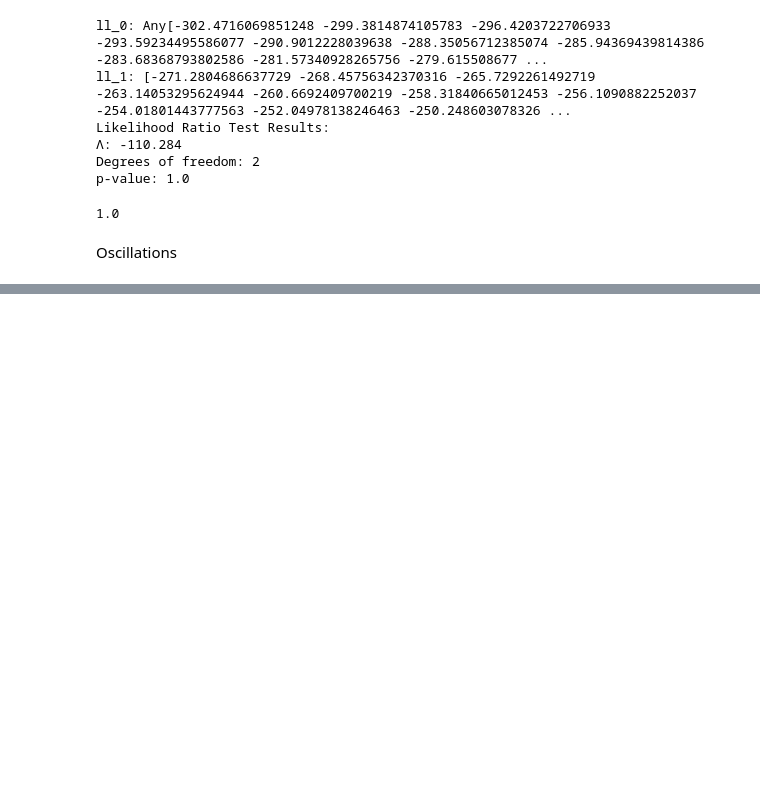
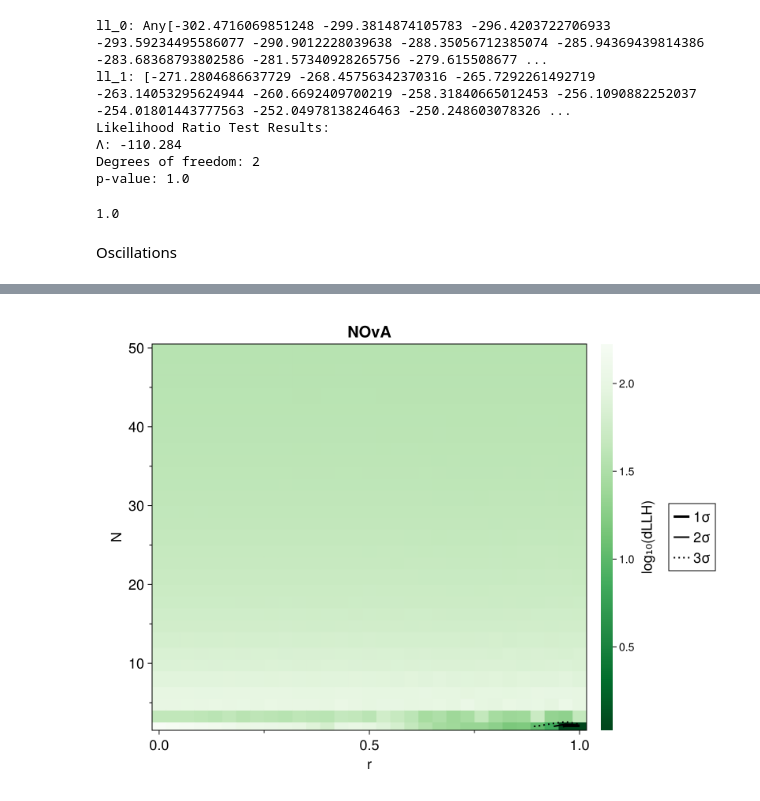
Before and after one commit to philippeller/Newtrinos.jl, a Jupyter notebook: notebooks/nova.ipynb, the cells around one changed output, grey strips where cells are left out. Cells and saved outputs as stored; diff of their text form; code cells hidden in the pictures; blank space fills up the shorter version.

```diff
--- a/notebooks/nova.ipynb
+++ b/notebooks/nova.ipynb
@@ -392,0 +454,5 @@ fig
+# %%
+
+likelihood = Newtrinos.generate_likelihood(experiments);
+# %%
+result = Newtrinos.scan(likelihood, modified_priors, vars_to_scan, p)
@@ -392,0 +471,5 @@ fig
+# %%
+img = CairoMakie.plot(result; title="NOvA", log=0, mass=0, log_colormap=true)
+display("image/png", img)
+# %% [output]
+[figure, added]
```
Also changed, not shown: parts of 13 cells of this notebook, 48 other files.
